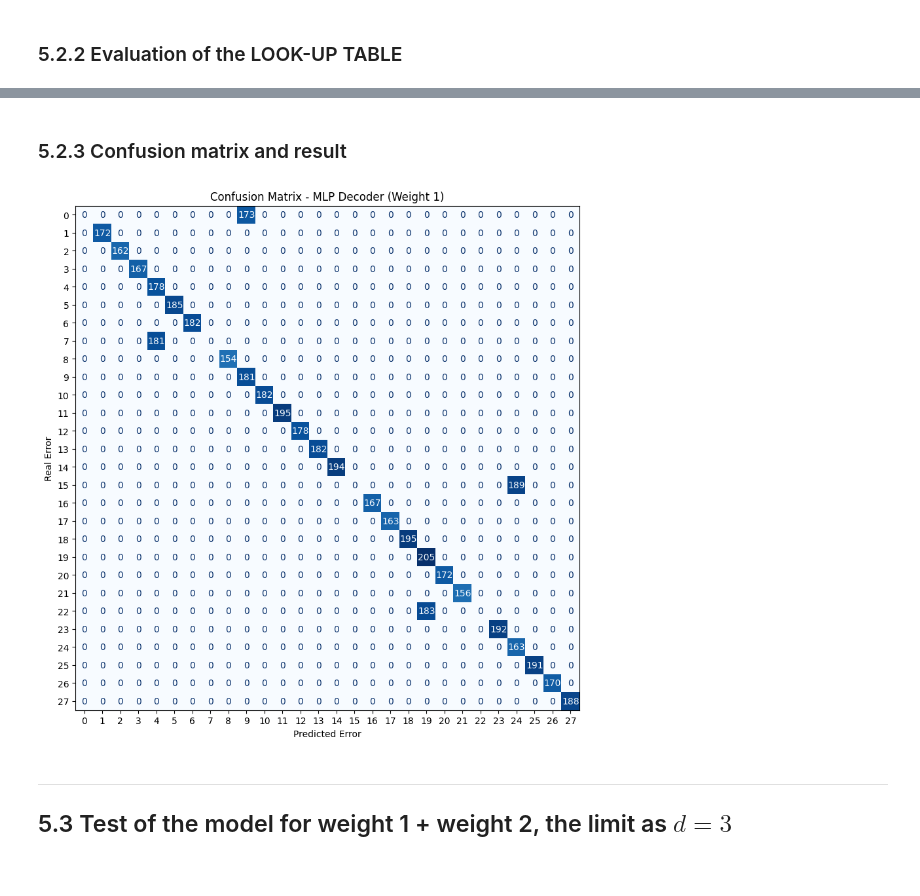
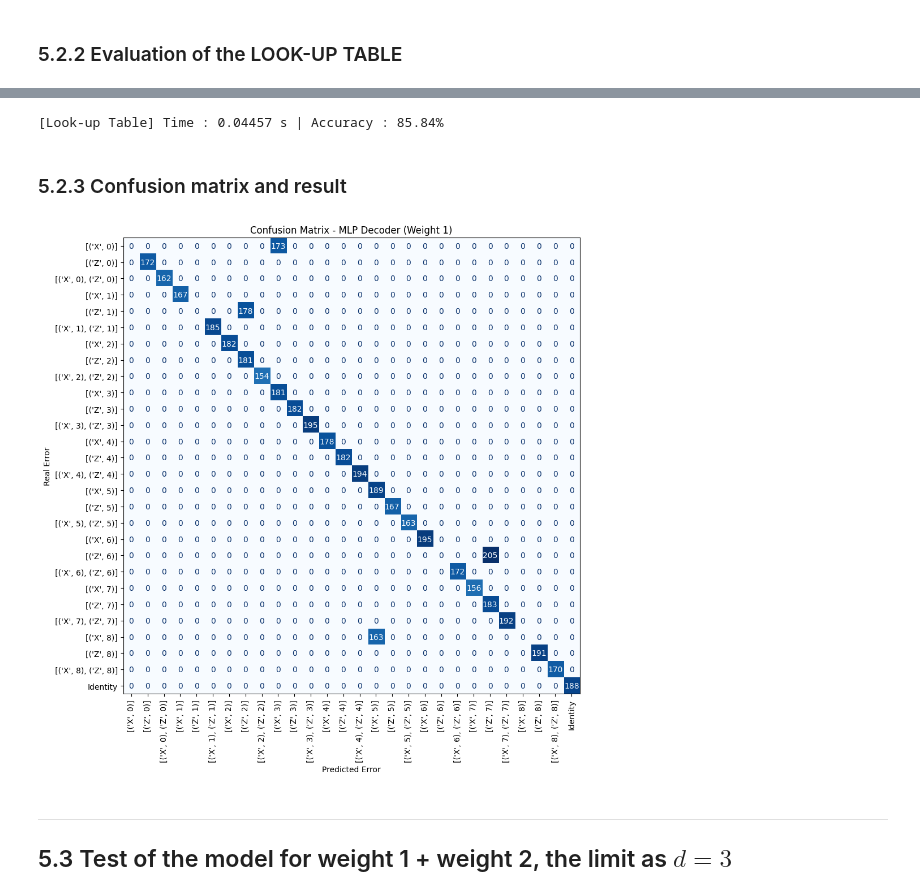
Before and after one commit to TheoHUETQC/surface-code, a Jupyter notebook: machine_learning_decoder_for_surface_codes.ipynb, the cells around one changed output, grey strips where cells are left out. Saved outputs shown, nothing was run; the diff lists cells and outputs as text; code cells hidden in the pictures.

Commit message:
feat: compare and test LUT with the model 2 and error weigth 2

```diff
--- a/machine_learning_decoder_for_surface_codes.ipynb
+++ b/machine_learning_decoder_for_surface_codes.ipynb
@@ -380,12 +368,12 @@ def tensor_syndrom_to_error_idx(row, possible_errors):
 # %%
 data_test_1 = load_dataset(samples=5000, weight=1)
+
+X_test_1, y_test_1 = data_test_1.dataset[:]
+
+X_np_1 = X_test_1.numpy()
+y_true_1 = y_test_1.numpy()
 # %% [output]
 Dataset successfully loaded from datasets/surface_code_samples_5000_error_weight_1.pt
-# %%
-X_test, y_test = data_test_1.dataset[:]
-
-X_np = X_test.numpy()
-y_true = y_test.numpy()
 # %% [markdown]
 ### 5.2.1 Evaluation of the PyTorch model 1
 # %%
@@ -407,0 +394,3 @@ print(f"[PyTorch MLP] Temps : {latency_mlp:.5f} s | Accuracy : {accuracy_mlp:.2f
+# %%
+latency_mlp, accuracy_mlp, y_pred_mlp_np = evaluate_model(model_1, X_test_1, y_true_1)
+print(f"[PyTorch MLP] Time : {latency_mlp:.5f} s | Accuracy : {accuracy_mlp:.2f}%")
@@ -427,20 +429,33 @@ print(f"[Look-up Table] Temps : {latency_lut:.5f} s | Accuracy : {accuracy_lut:.
+# %%
+latency_lut, accuracy_lut, y_pred_lut_np = evaluate_lut(X_np_1, y_true_1, possible_errors_1)
+print(f"[Look-up Table] Time : {latency_lut:.5f} s | Accuracy : {accuracy_lut:.2f}%")
+# %% [output]
+[Look-up Table] Time : 0.04457 s | Accuracy : 85.84%
 # %% [markdown]
 ### 5.2.3 Confusion matrix and result
 # %%
 from sklearn.metrics import confusion_matrix, ConfusionMatrixDisplay
 import matplotlib.pyplot as plt
 
-cm = confusion_matrix(y_true, y_pred_mlp_np)
+def confusion_matrix_plot(y_true, y_pred_mlp_np, possible_errors):
+  cm = confusion_matrix(y_true, y_pred_mlp_np)
 
-fig, ax = plt.subplots(figsize=(10, 10))
-disp = ConfusionMatrixDisplay(confusion_matrix=cm)
-disp.plot(ax=ax, cmap=plt.cm.Blues, colorbar=False)
-plt.title("Confusion Matrix - MLP Decoder (Weight 1)")
-plt.xlabel("Predicted Error")
-plt.ylabel("Real Error")
-plt.show()
+  labels = [str(err) if err != [] else "Identity" for err in possible_errors]
+
+  fig_size_x = 10 #len(possible_errors)//2
+  fig_size_y = fig_size_x
+  fig, ax = plt.subplots(figsize=(fig_size_x, fig_size_y))
+  disp = ConfusionMatrixDisplay(confusion_matrix=cm, display_labels=labels)
+  disp.plot(ax=ax, cmap=plt.cm.Blues, colorbar=False, xticks_rotation='vertical')
+  plt.title("Confusion Matrix - MLP Decoder (Weight 1)")
+  plt.xlabel("Predicted Error")
+  plt.ylabel("Real Error")
+  plt.tight_layout()
+  plt.show()
-# %% [output]
-[figure, removed]
+# %%
+confusion_matrix_plot(y_true_1, y_pred_mlp_np, possible_errors_1)
+# %% [output]
+[figure, added]
 # %% [markdown]
 ---
 
```
Also changed, not shown: parts of 16 cells of this notebook.
